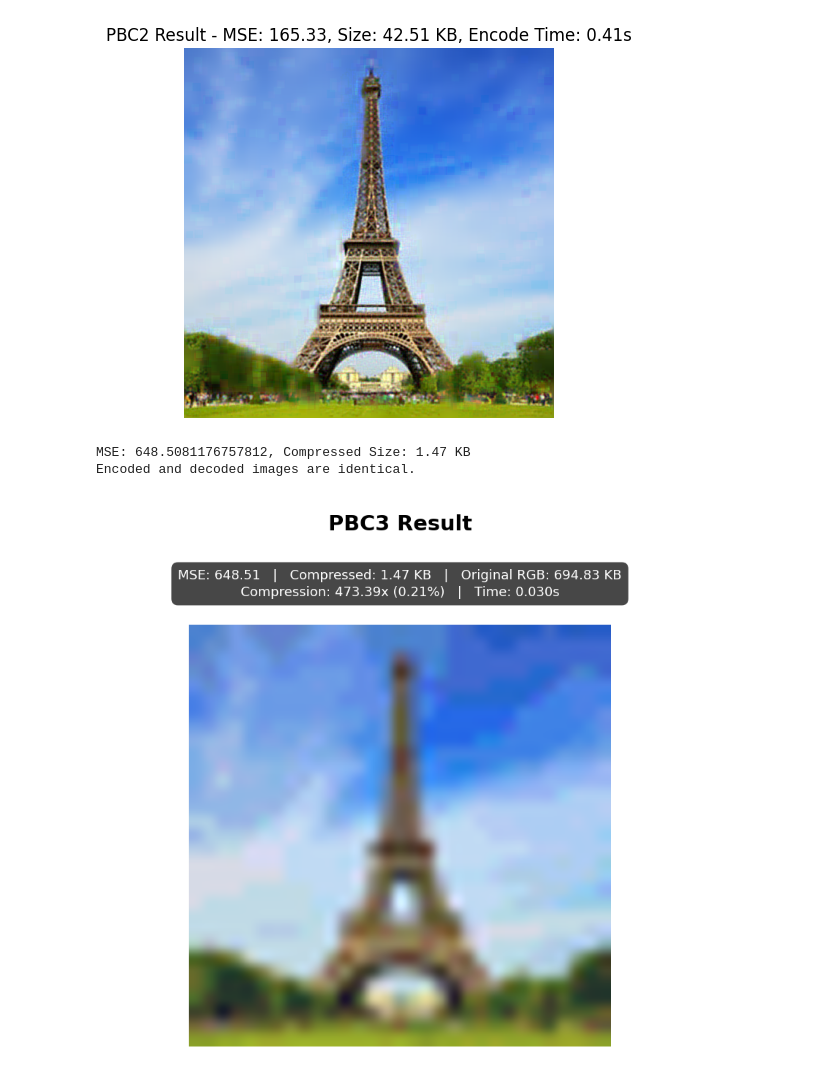
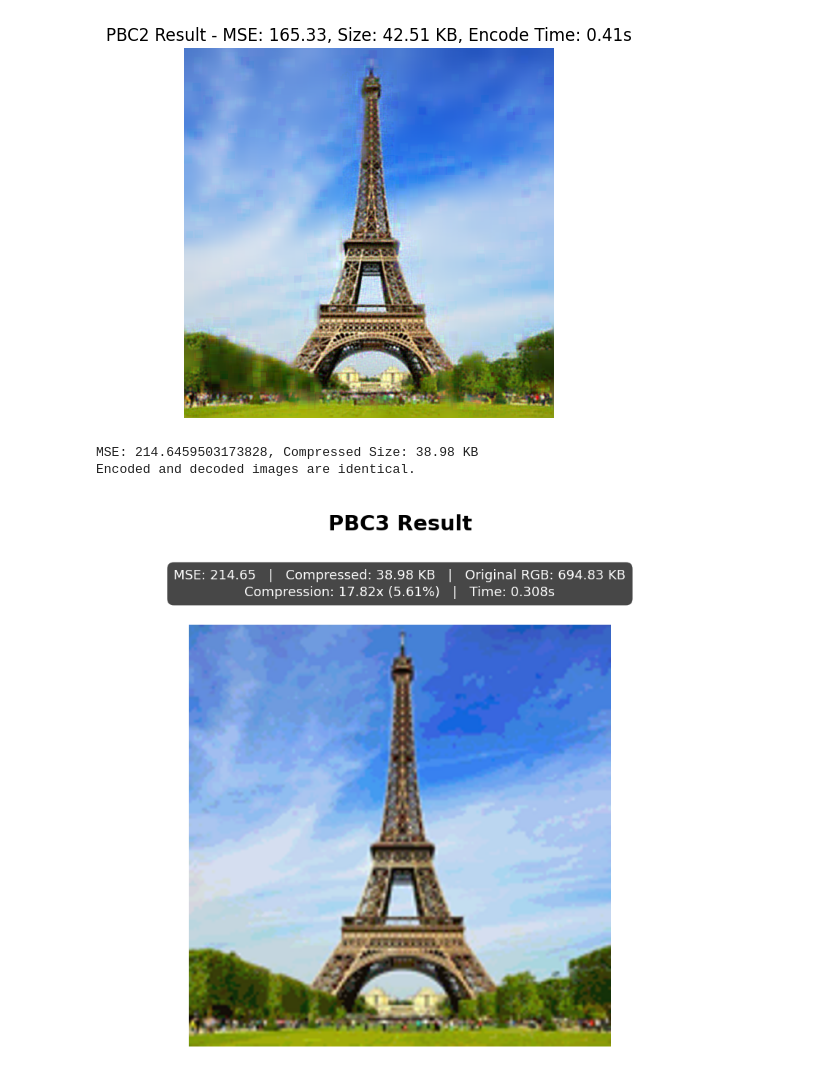
Before and after one commit to EgeEken/PBC, a Jupyter notebook: PBC3_TEST.ipynb, the cells around one changed output. Saved outputs shown, nothing was run; the diff lists cells and outputs as text; code cells hidden in the pictures.

```diff
--- a/PBC3_TEST.ipynb
+++ b/PBC3_TEST.ipynb
@@ -18,40 +18,41 @@ res = PBC2.compress(img)
 res.show()
 # %% [output]
 [figure]
-# %%
-cfg = PBC3Config(
-    downsample_cell_size=16,
-    mask_size=9,
-    palette_max=150,
-    palette_bitcount=4,
-    patch_count=0,
-)
-
-res = PBC3.compress(img, cfg)
-decoded = PBC3.decompress(res.data)
-
-print(f"MSE: {res.mse}, Compressed Size: {len(res.data) / 1024:.2f} KB")
-if res.image == decoded.image:
-    print("Encoded and decoded images are identical.")
-    res.show()
-else:
-    print("Encoded and decoded images differ.")
-    plt.figure(figsize=(10, 5))
-    plt.subplot(1, 3, 1)
-    plt.title("Encoded Image")
-    plt.imshow(res.image)
-    plt.axis("off")
-    plt.subplot(1, 3, 2)
-    plt.title("Decoded Image")
-    plt.imshow(decoded.image)
-    plt.axis("off")
-    plt.subplot(1, 3, 3)
-    plt.title("Difference")
-    diff = np.abs(np.array(res.image).astype(int) - np.array(decoded.image).astype(int))
-    plt.imshow(diff)
-    plt.axis("off")
-    plt.show()
-# %% [output]
-MSE: 648.5081176757812, Compressed Size: 1.47 KB
-Encoded and decoded images are identical.
-[figure, removed]
+# %%
+cfg = PBC3Config(
+    downsample_cell_size=3,
+    mask_size=9,
+    palette_bitcount=4,
+    patch_count=0,
+)
+
+res = PBC3.compress(img, cfg)
+decoded = PBC3.decompress(res.data)
+
+print(f"MSE: {res.mse}, Compressed Size: {len(res.data) / 1024:.2f} KB")
+if res.image == decoded.image:
+    print("Encoded and decoded images are identical.")
+    res.show()
+else:
+    print("Encoded and decoded images differ.")
+    plt.figure(figsize=(10, 5))
+    plt.subplot(1, 3, 1)
+    plt.title("Encoded Image")
+    plt.imshow(res.image)
+    plt.axis("off")
+    plt.subplot(1, 3, 2)
+    plt.title("Decoded Image")
+    plt.imshow(decoded.image)
+    plt.axis("off")
+    plt.subplot(1, 3, 3)
+    plt.title("Difference")
+    diff = np.abs(np.array(res.image).astype(int) - np.array(decoded.image).astype(int))
+    plt.imshow(diff)
+    plt.axis("off")
+    plt.show()
+
+    # maybe do dithering?
+# %% [output]
+MSE: 214.6459503173828, Compressed Size: 38.98 KB
+Encoded and decoded images are identical.
+[figure, added]
```
Also changed, not shown: 1 other file.
